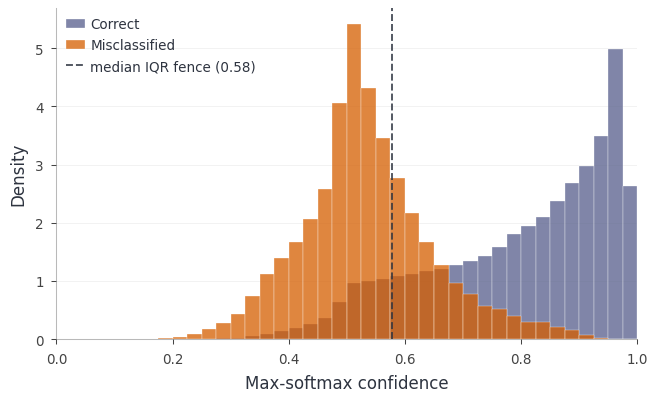
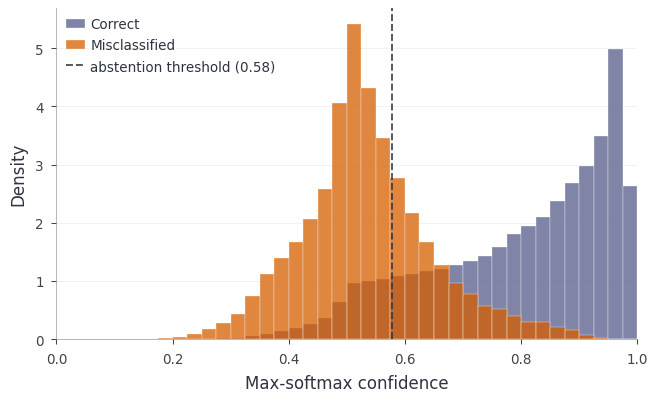
Unified diff of the notebook cell whose output changed from the first chart to the second:
--- before
+++ after
@@ -1,5 +1,5 @@
 from dct_figures.style import PAL, COL_1_5, style_ax
 
-def _panel_B(ax, max_prob, correct, median_fence):
+def _panel_B(ax, max_prob, correct, abstain_threshold):
     bins = np.linspace(0, 1, 41)
     ax.hist(max_prob[correct], bins=bins, color=PAL['theme'], alpha=0.75,
@@ -7,7 +7,7 @@
     ax.hist(max_prob[~correct], bins=bins, color=PAL['red'], alpha=0.75,
             density=True, edgecolor='white', linewidth=0.2, label='Misclassified')
-    ax.axvline(median_fence, color=PAL['dark'], linestyle='--', linewidth=0.9,
+    ax.axvline(abstain_threshold, color=PAL['dark'], linestyle='--', linewidth=0.9,
                alpha=0.85, zorder=5,
-               label=f'median IQR fence ({median_fence:.2f})')
+               label=f'abstention threshold ({abstain_threshold:.2f})')
     ax.set_xlabel('Max-softmax confidence'); ax.set_ylabel('Density')
     ax.set_xlim(0, 1)
@@ -17,5 +17,5 @@
 
 fig, ax = plt.subplots(figsize=(COL_1_5, 2.8))
-_panel_B(ax, max_prob, correct, median_fence)
+_panel_B(ax, max_prob, correct, abstain_threshold)
 fig.tight_layout()
 plt.show()

Commit: refactor: integrate k=0.2 abstention into the released predictions